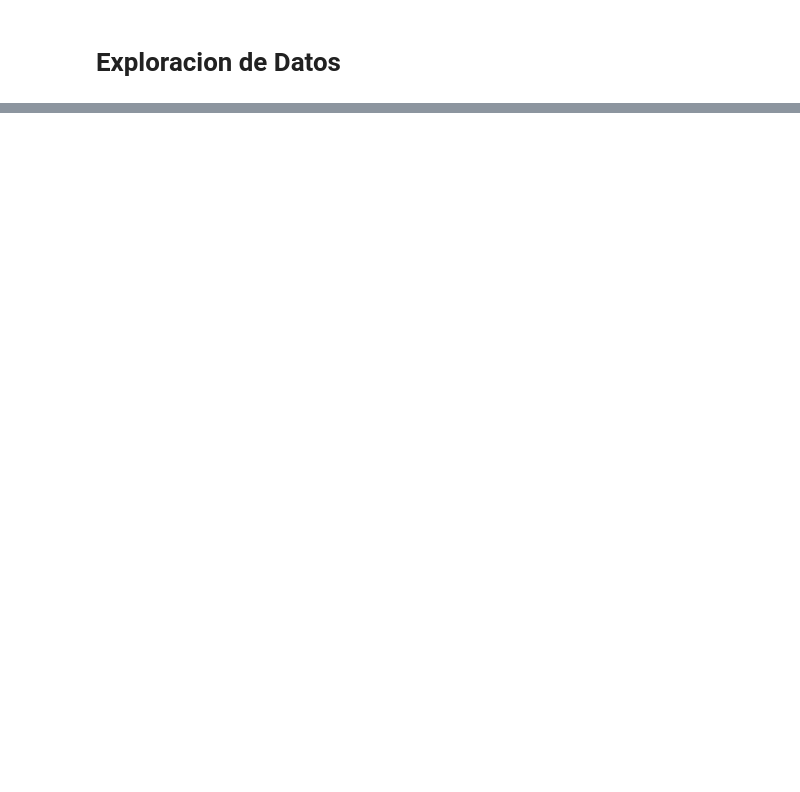
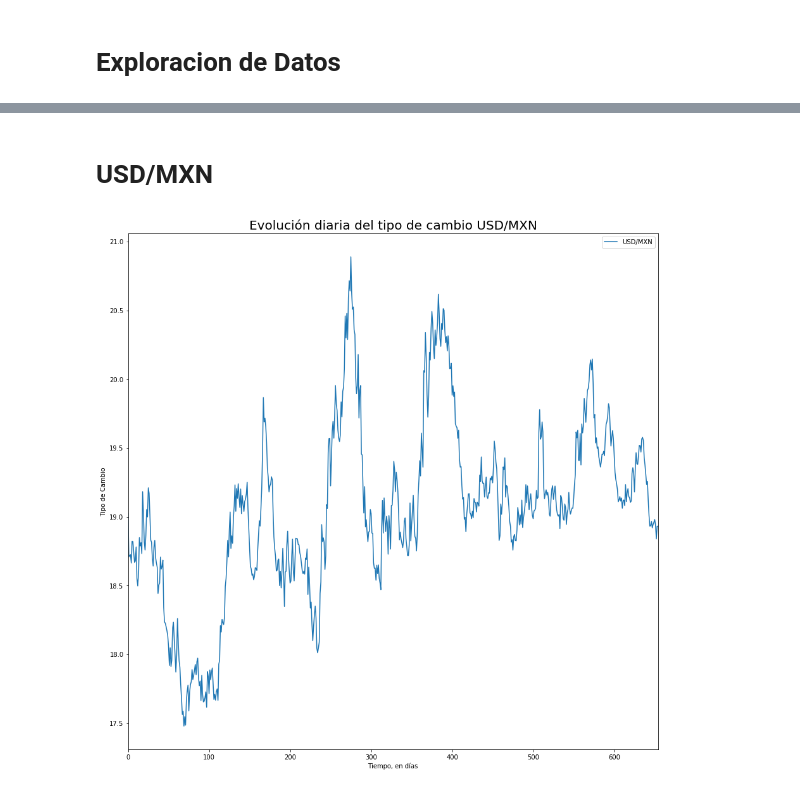
Before and after one commit to manueldiazrod97/trabajo_econometria_7, a Jupyter notebook: Proyecto Logit-GanarBolsa_2.ipynb, the cells around one changed output, grey strips where cells are left out. Cells and saved outputs as stored; diff of their text form; code cells hidden in the pictures; blank space fills up the shorter version.

```diff
--- a/Proyecto Logit-GanarBolsa_2.ipynb
+++ b/Proyecto Logit-GanarBolsa_2.ipynb
@@ -418,0 +566,5 @@ ValueError: DataFrame constructor not properly called!
+# %%
+df1 = pd.read_excel(r"/Users/manueldiaz/Documents/Universidad/6º /Econometría 2/proyecto logit/dfgraficasAMXL.xlsx")
+df2 = pd.read_excel(r"/Users/manueldiaz/Documents/Universidad/6º /Econometría 2/proyecto logit/dfgraficas cemex.xlsx")
+df3 = pd.read_excel(r"/Users/manueldiaz/Documents/Universidad/6º /Econometría 2/proyecto logit/dfgraficasBIMBOA.xlsx")
+df4 = pd.read_excel(r"/Users/manueldiaz/Documents/Universidad/6º /Econometría 2/proyecto logit/dfgraficasgmexico.xlsx")
@@ -418,0 +573,14 @@ ValueError: DataFrame constructor not properly called!
+# %% [markdown]
+# USD/MXN
+# %%
+df1['USD/MXN']
+fig = plt.figure(figsize=(15, 15))
+plt.title('Evolución diaria del tipo de cambio USD/MXN', fontsize=20)
+df1['USD/MXN'].plot()
+plt.xlabel('Tiempo, en días')
+plt.ylabel('Tipo de Cambio')
+plt.legend()
+plt.show()
+plt.close(plt.gcf())
+# %% [output]
+[figure, added]
```
Also changed, not shown: parts of 62 cells of this notebook.
